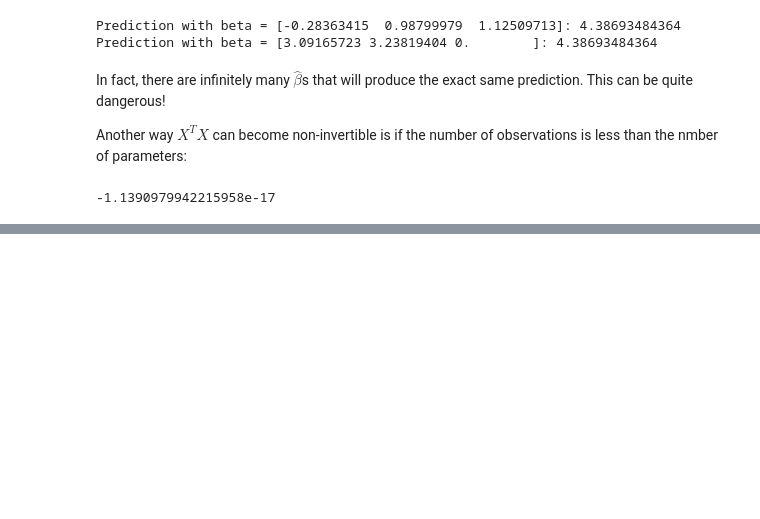
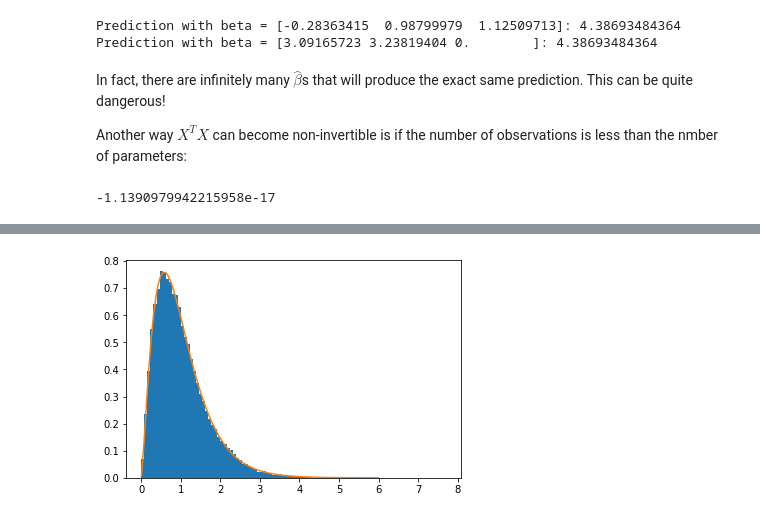
Before and after one commit to siavashaslanbeigi/stats_notes, a Jupyter notebook: multi_linreg.ipynb, the cells around one changed output, grey strips where cells are left out. Drawn from its saved outputs; the diff is of its cells as text; code cells hidden in the pictures; blank space fills up the shorter version.

```diff
--- a/multi_linreg.ipynb
+++ b/multi_linreg.ipynb
@@ -748,0 +779,20 @@ np.linalg.det(X3.T.dot(X3))
+# %%
+n4 = 5
+X4 = np.column_stack((np.ones(m), np.random.uniform(size=(m, n4))))
+M = np.identity(m) - X4.dot(np.linalg.inv(X4.T.dot(X4))).dot(X4.T)
+
+fvals = []
+for _ in range(50000):
+    y_f = np.random.normal(loc=6, scale=0.5, size=100)
+    e_f = M.dot(y_f)
+    # Total sum of squares
+    tss = m * np.var(y_f)
+    # Residual sum of squares
+    rss = np.dot(e_f, e_f)
+    fvals.append(((tss - rss) / n4) / (rss / (m - n4 - 1)))
+
+plt.hist(fvals, bins=100, normed=True);
+fx = np.linspace(0.01, 6, 100)
+plt.plot(fx, stats.f.pdf(fx, n4, m - n4 - 1));
+# %% [output]
+[figure, added]
```
Also changed, not shown: parts of 6 cells of this notebook.
